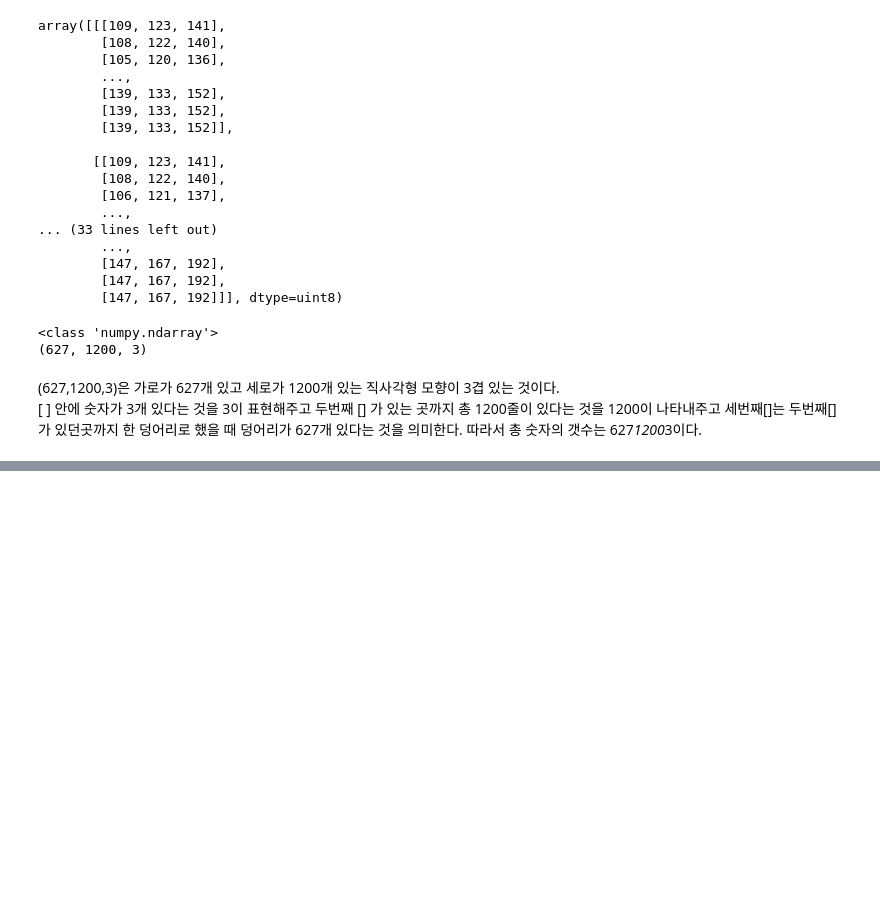
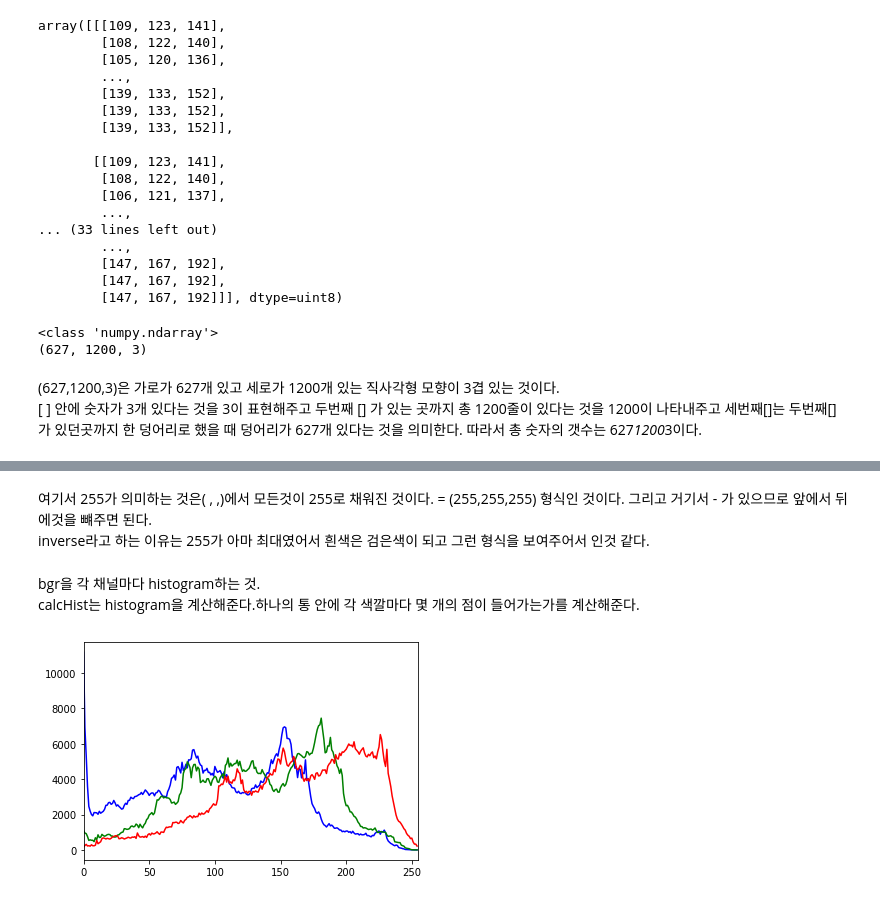
Before and after one commit to jinsu1214/class2022spring, a Jupyter notebook: 20220316.ipynb, the cells around one changed output, grey strips where cells are left out. Drawn from its saved outputs; the diff is of its cells as text; code cells hidden in the pictures; blank space fills up the shorter version.

```diff
--- a/20220316.ipynb
+++ b/20220316.ipynb
@@ -1029,0 +1045,15 @@ print(type(image_bgr)); print(image_bgr.shape)
+# %% [markdown]
+여기서 255가 의미하는 것은( , ,)에서 모든것이 255로 채워진 것이다. = (255,255,255) 형식인 것이다. 그리고 거기서 - 가 있으므로 앞에서 뒤에것을 뺴주면 된다.
+inverse라고 하는 이유는 255가 아마 최대였어서 흰색은 검은색이 되고 그런 형식을 보여주어서 인것 같다.
+# %% [markdown]
+bgr을 각 채널마다 histogram하는 것.
+calcHist는 histogram을 계산해준다.하나의 통 안에 각 색깔마다 몇 개의 점이 들어가는가를 계산해준다.
+# %%
+# Display the histogram of R, G, B channel
+color = ['b','g','r']
+for i in range(len(color)):
+    histr = cv2.calcHist([image_bgr],[i],None,[255],[0,255]) # ([image], [nChannel], mask, [histSize], [range])
+    plt.plot(histr, color = color[i])
+    plt.xlim([0,255])
+# %% [output]
+[figure, added]
```
Also changed, not shown: parts of 9 cells of this notebook.
